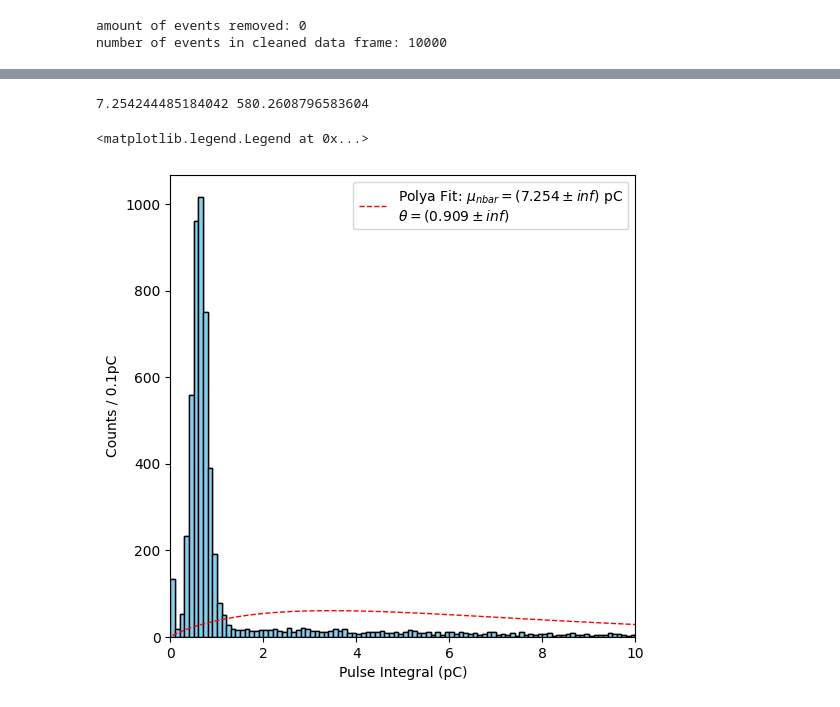
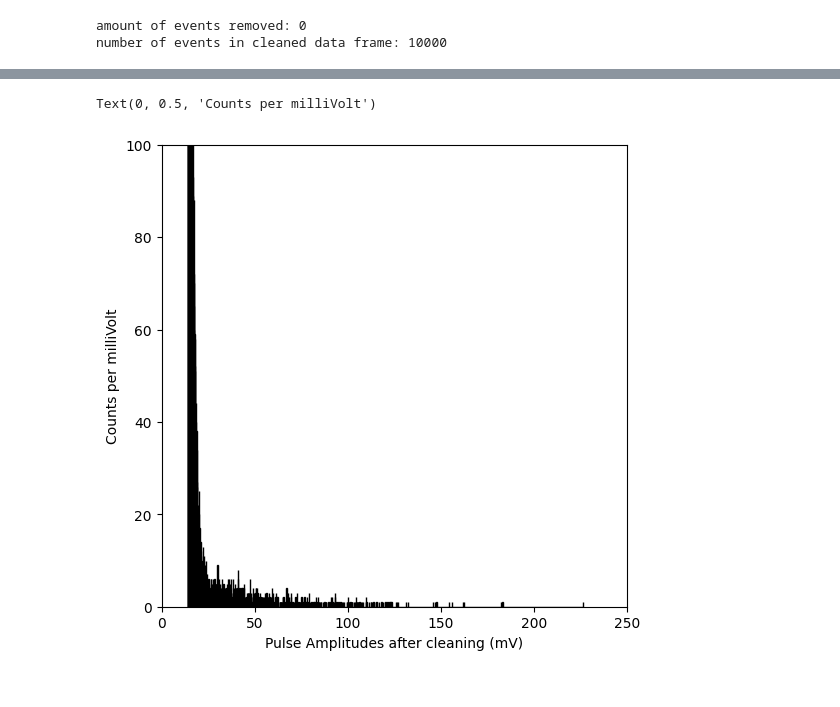
Before and after one commit to hhuckvale/DMProject, a Jupyter notebook: PMT_Characteristics/DarkRate/EffectsOfDataCleaning.ipynb, the cells around one changed output, grey strips where cells are left out. Cells and saved outputs as stored; diff of their text form; code cells hidden in the pictures.

```diff
--- a/PMT_Characteristics/DarkRate/EffectsOfDataCleaning.ipynb
+++ b/PMT_Characteristics/DarkRate/EffectsOfDataCleaning.ipynb
@@ -665,55 +402,20 @@ plt.legend([
-# %%
-plt.figure(figsize=(6, 6))
-all_integrals_picocharge = cleaned_df['integral_pC'].to_numpy()
-int_number_of_bins = int((np.max(all_integrals_picocharge)-np.min(all_integrals_picocharge))/0.1) #chosen 1 bin = 0.1 pC
-plt.hist(all_integrals_picocharge, bins=int_number_of_bins, color='skyblue', edgecolor='black')
-plt.xlim(-5, 100)
-#plt.ylim(0,1500)
-plt.xlabel('Pulse Integrals after cleaning (pC)')
-plt.ylabel('Counts / 0.1 pC')
-#plt.show()
-
-def polya_dist(all_integrals_picocharge, A, nbar, theta):
-    # A = amplitide/normalisation factor
-    polya_PMF = A * (1/nbar)*((theta + 1)**(theta + 1))*(1/gamma(theta + 1))*((all_integrals_picocharge/nbar)**theta)*np.exp(-(theta + 1)*(all_integrals_picocharge/nbar))
-    return polya_PMF
-
-Delta_x = 0.1
-int_number_of_bins = int((np.max(all_integrals_picocharge) - np.min(all_integrals_picocharge)) / Delta_x)
-n, bins, patches = plt.hist(all_integrals_picocharge, bins=int_number_of_bins, color='skyblue', edgecolor='black')
-bin_centers = 0.5 * (bins[1:] + bins[:-1])
-
-initial_nbar = np.mean(all_integrals_picocharge)
-initial_var = np.var(all_integrals_picocharge)
-print(initial_nbar, initial_var)
-N_events = len(all_integrals_picocharge)
-initial_A = N_events * Delta_x
-initial_theta = np.abs((initial_nbar**2 / initial_var) - 1)
-
-p0 = [initial_A, initial_nbar, initial_theta]
-
-popt, pcov = curve_fit(polya_dist, bin_centers, n , p0=p0, absolute_sigma=True, maxfev=10000)
-A_fit, nbar_fit, theta_fit = popt
-err_A = np.sqrt(pcov[0, 0])
-err_nbar = np.sqrt(pcov[1, 1])
-err_theta = np.sqrt(pcov[2, 2])
-polya_dist_fit = polya_dist(bin_centers, *popt)
-
-plt.plot(bin_centers, polya_dist_fit, 'r--', linewidth=1)
-plt.xlim([0,10])
-plt.xlabel('Pulse Integral (pC)')
-plt.ylabel('Counts / 0.1pC')
-plt.legend([
-   r'Polya Fit: $\mu_{nbar}=(%.3f \pm %.3f)\ \mathrm{pC}$'
-        '\n'
-        r'$\theta=(%.3f \pm %.3f)$' % (
-            nbar_fit, err_nbar,
-            theta_fit, err_theta)], loc='best', fontsize=10)
-#plt.show()
-# %% [output]
-7.254244485184042 580.2608796583604
-<matplotlib.legend.Legend at 0x...>
-[figure, removed]
+# %%
+#have a look at the data plots after cleaning!
+
+
+# histogram for Peak Amplitudes
+plt.figure(figsize=(6, 6))
+all_amplitudes_mV = cleaned_df['amplitude'].to_numpy() * 1e3
+amp_number_of_bins = int((np.max(all_amplitudes_mV)-np.min(all_amplitudes_mV))/0.1) #chosen 1 bin = 0.1mV
+plt.hist(all_amplitudes_mV, bins=amp_number_of_bins, color='skyblue', edgecolor='black')
+plt.xlim(0,250)
+plt.ylim(0,100)
+plt.xlabel('Pulse Amplitudes after cleaning (mV)')
+plt.ylabel('Counts per milliVolt')
+#plt.show()
+# %% [output]
+Text(0, 0.5, 'Counts per milliVolt')
+[figure, added]
 # %%
 amplitudes = cleaned_df['amplitude'] * 1e3
 pulse_integrals = cleaned_df['integral_pC']
```
Also changed, not shown: parts of 23 cells of this notebook, 18 other files.
